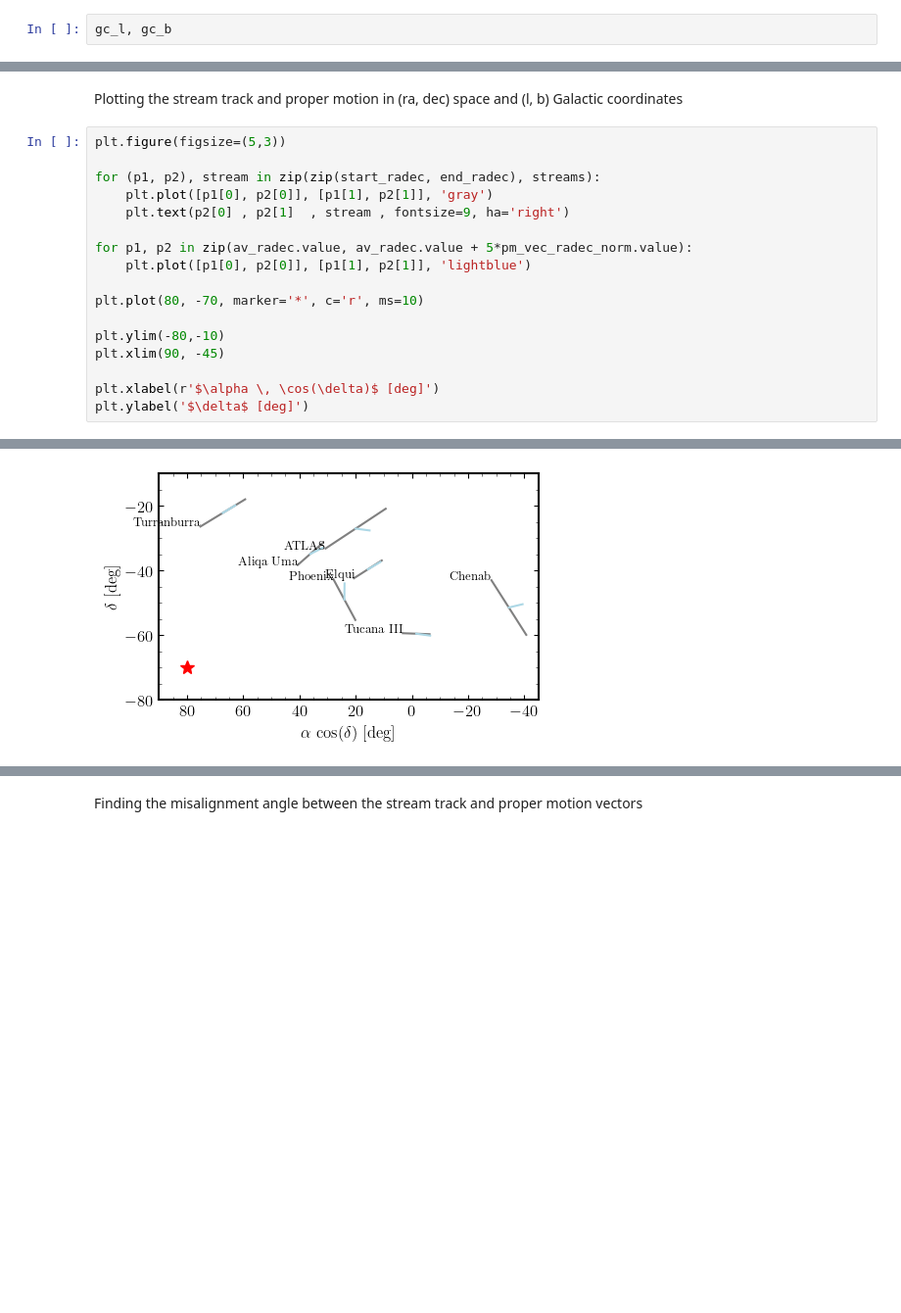
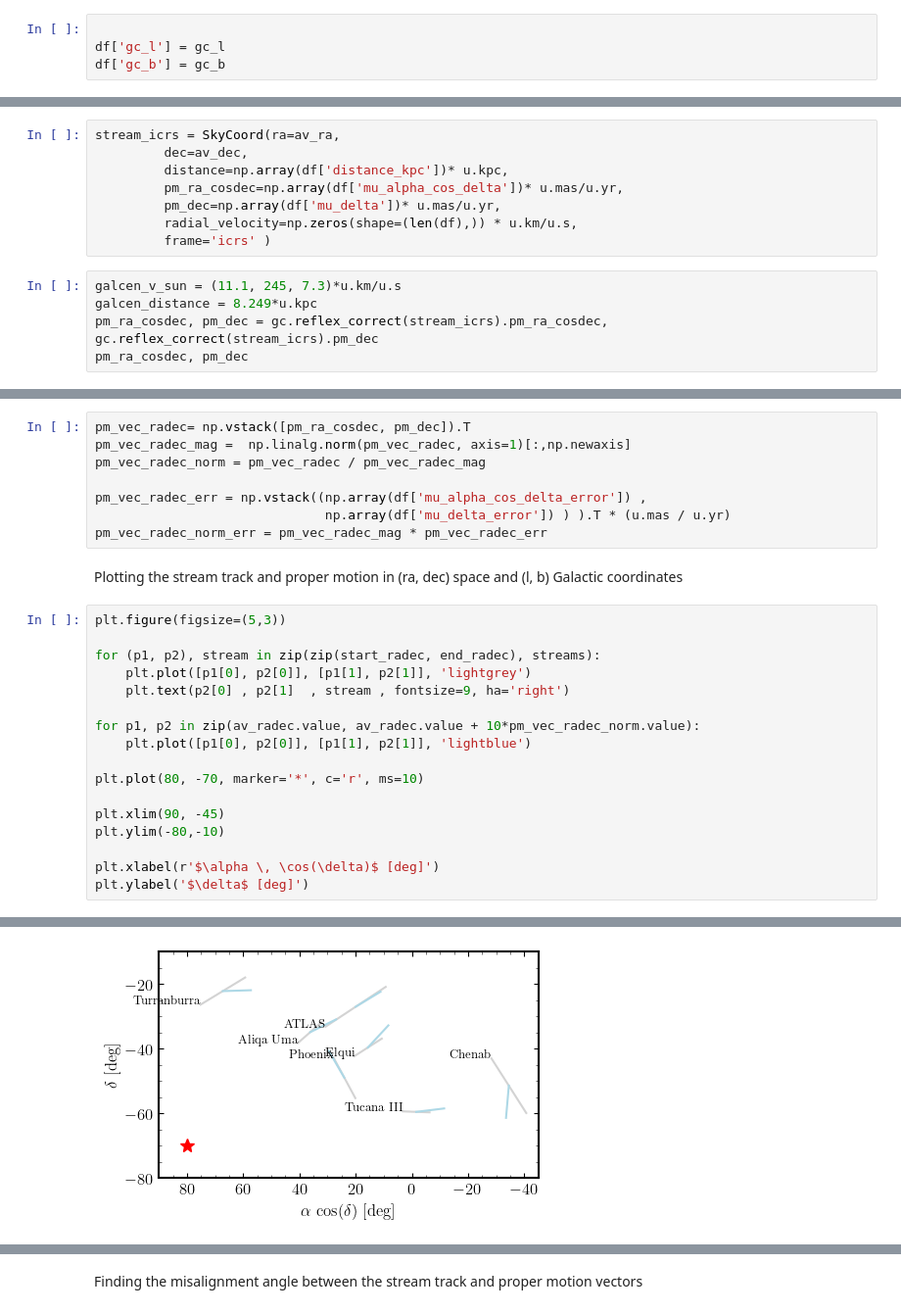
Before and after one commit to dc-broo3/oceanus, a Jupyter notebook: analysis/DES-stream-data.ipynb, the cells around one changed output, grey strips where cells are left out. Shown at 98% size. Drawn from its saved outputs; the diff is of its cells as text; blank space fills up the shorter version.

Commit message:
Fixed DES pms measurement. Corrected for solar motion.

```diff
--- a/analysis/DES-stream-data.ipynb
+++ b/analysis/DES-stream-data.ipynb
@@ -317,4 +319,6 @@ gc_l = galactic_coord.l.deg
 gc_l = np.where(gc_l >= 180, gc_l - 360, gc_l)
 gc_b = galactic_coord.b.deg
 # %%
-gc_l, gc_b
+
+df['gc_l'] = gc_l
+df['gc_b'] = gc_b
@@ -345,0 +345,13 @@ pm_vec_radec_norm_err = pm_vec_radec_mag * pm_vec_radec_err
+# %%
+stream_icrs = SkyCoord(ra=av_ra,
+         dec=av_dec,
+         distance=np.array(df['distance_kpc'])* u.kpc,
+         pm_ra_cosdec=np.array(df['mu_alpha_cos_delta'])* u.mas/u.yr,
+         pm_dec=np.array(df['mu_delta'])* u.mas/u.yr,
+         radial_velocity=np.zeros(shape=(len(df),)) * u.km/u.s,
+         frame='icrs' )
+# %%
+galcen_v_sun = (11.1, 245, 7.3)*u.km/u.s
+galcen_distance = 8.249*u.kpc
+pm_ra_cosdec, pm_dec = gc.reflex_correct(stream_icrs).pm_ra_cosdec, gc.reflex_correct(stream_icrs).pm_dec
+pm_ra_cosdec, pm_dec
@@ -346,25 +363,33 @@ pm_vec_radec_norm_err = pm_vec_radec_mag * pm_vec_radec_err
+# %%
+pm_vec_radec= np.vstack([pm_ra_cosdec, pm_dec]).T
+pm_vec_radec_mag =  np.linalg.norm(pm_vec_radec, axis=1)[:,np.newaxis]
+pm_vec_radec_norm = pm_vec_radec / pm_vec_radec_mag
+
+pm_vec_radec_err = np.vstack((np.array(df['mu_alpha_cos_delta_error']) ,
+                              np.array(df['mu_delta_error']) ) ).T * (u.mas / u.yr)
+pm_vec_radec_norm_err = pm_vec_radec_mag * pm_vec_radec_err
 # %% [markdown]
 Plotting the stream track and proper motion in (ra, dec) space and (l, b) Galactic coordinates
 # %%
 plt.figure(figsize=(5,3))
 
 for (p1, p2), stream in zip(zip(start_radec, end_radec), streams):
-    plt.plot([p1[0], p2[0]], [p1[1], p2[1]], 'gray')
+    plt.plot([p1[0], p2[0]], [p1[1], p2[1]], 'lightgrey')
     plt.text(p2[0] , p2[1]  , stream , fontsize=9, ha='right')
 
-for p1, p2 in zip(av_radec.value, av_radec.value + 5*pm_vec_radec_norm.value):
+for p1, p2 in zip(av_radec.value, av_radec.value + 10*pm_vec_radec_norm.value):
     plt.plot([p1[0], p2[0]], [p1[1], p2[1]], 'lightblue')
 
 plt.plot(80, -70, marker='*', c='r', ms=10)
 
+plt.xlim(90, -45)
 plt.ylim(-80,-10)
-plt.xlim(90, -45)
 
 plt.xlabel(r'$\alpha \, \cos(\delta)$ [deg]')
 plt.ylabel('$\delta$ [deg]')
 # %% [output]
 Text(0, 0.5, '$\\delta$ [deg]')
-[figure, old version]
+[figure, new version]
 # %%
 ts=np.linspace(-5, 0, 1000)
 lmc_xs = [Model.expansion_centres(t)[6:9] for t in ts]
```
Also changed, not shown: parts of 22 cells of this notebook, 2 other files.
